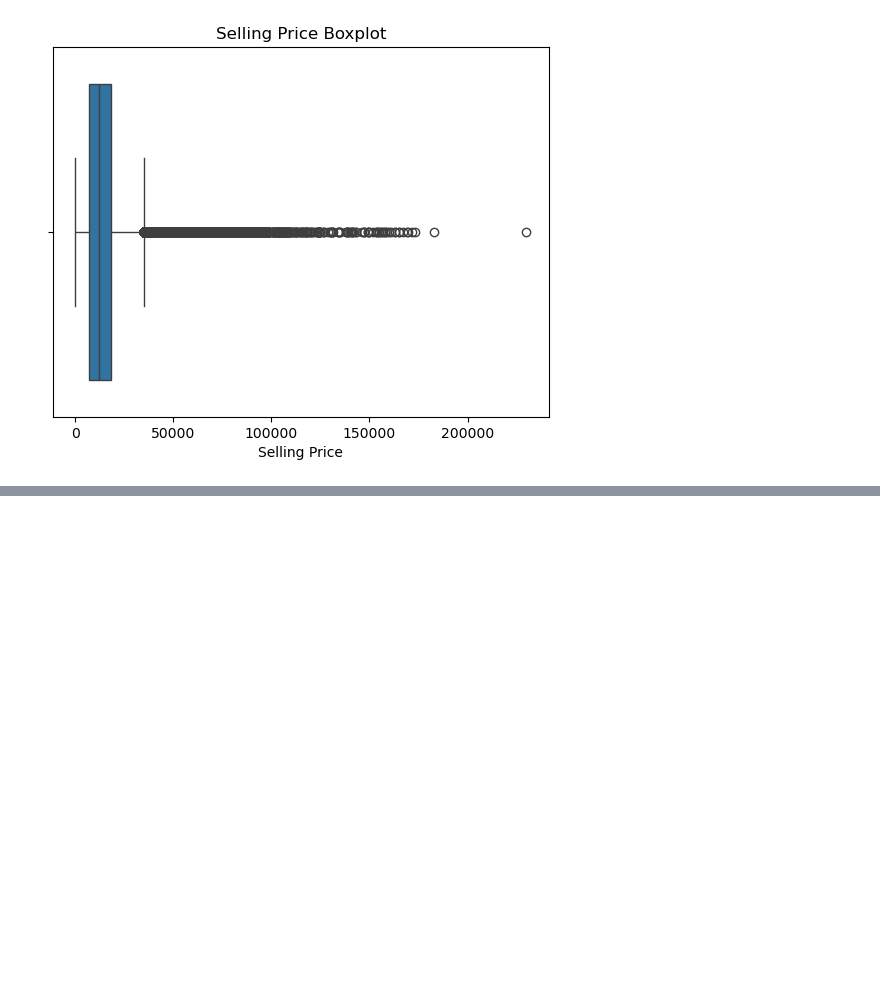
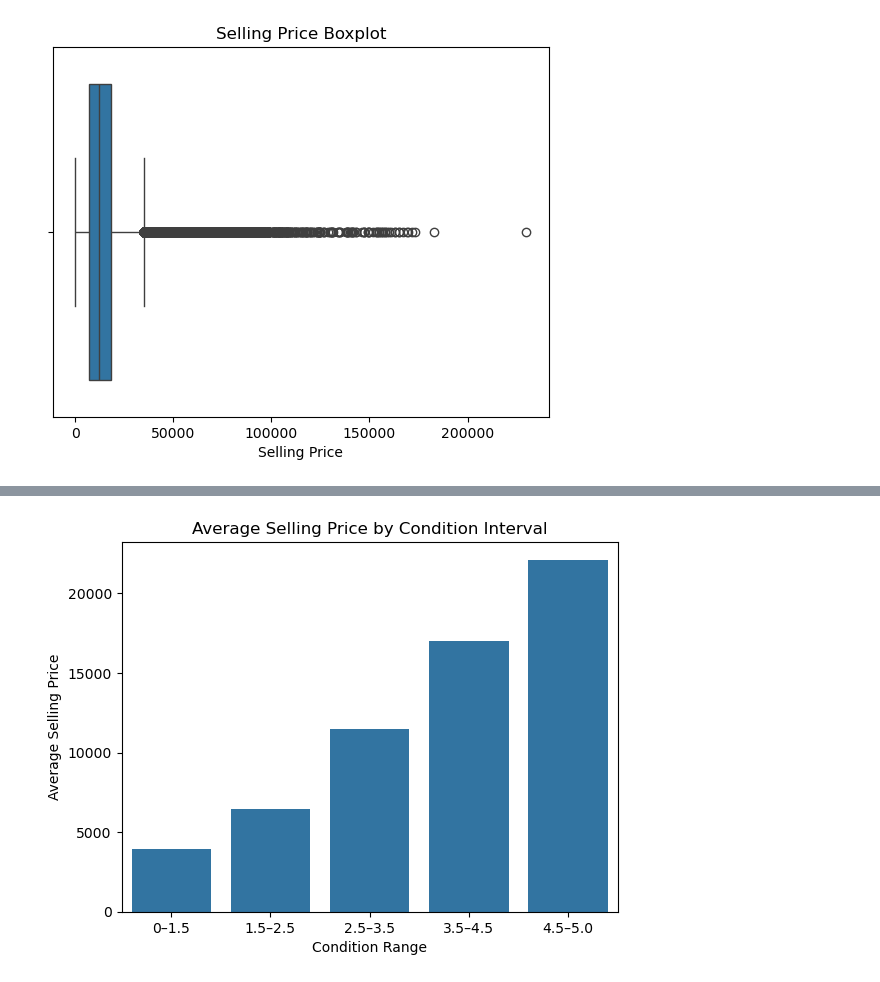
Before and after one commit to KentNathnael/Premo, a Jupyter notebook: premo/training.ipynb, the cells around one changed output, grey strips where cells are left out. Cells and saved outputs as stored; diff of their text form; code cells hidden in the pictures; blank space fills up the shorter version.

```diff
--- a/premo/training.ipynb
+++ b/premo/training.ipynb
@@ -113,0 +122,19 @@ plt.show()
+# %%
+# Define condition intervals (bins) and labels
+condition_bins = [0, 1.5, 2.5, 3.5, 4.5, 5.0]
+condition_labels = ['0–1.5', '1.5–2.5', '2.5–3.5', '3.5–4.5', '4.5–5.0']
+
+# Create new binned condition column
+df['condition_bin'] = pd.cut(df['condition'], bins=condition_bins, labels=condition_labels)
+
+# Group by the correct column name: 'condition_bin'
+avg_price_by_condition = df.groupby('condition_bin')['sellingprice'].mean().reset_index()
+
+# Plot
+sns.barplot(data=avg_price_by_condition, x='condition_bin', y='sellingprice')
+plt.title('Average Selling Price by Condition Interval')
+plt.xlabel('Condition Range')
+plt.ylabel('Average Selling Price')
+plt.show()
+# %% [output]
+[figure, added]
```
Also changed, not shown: parts of 1 cell of this notebook.
